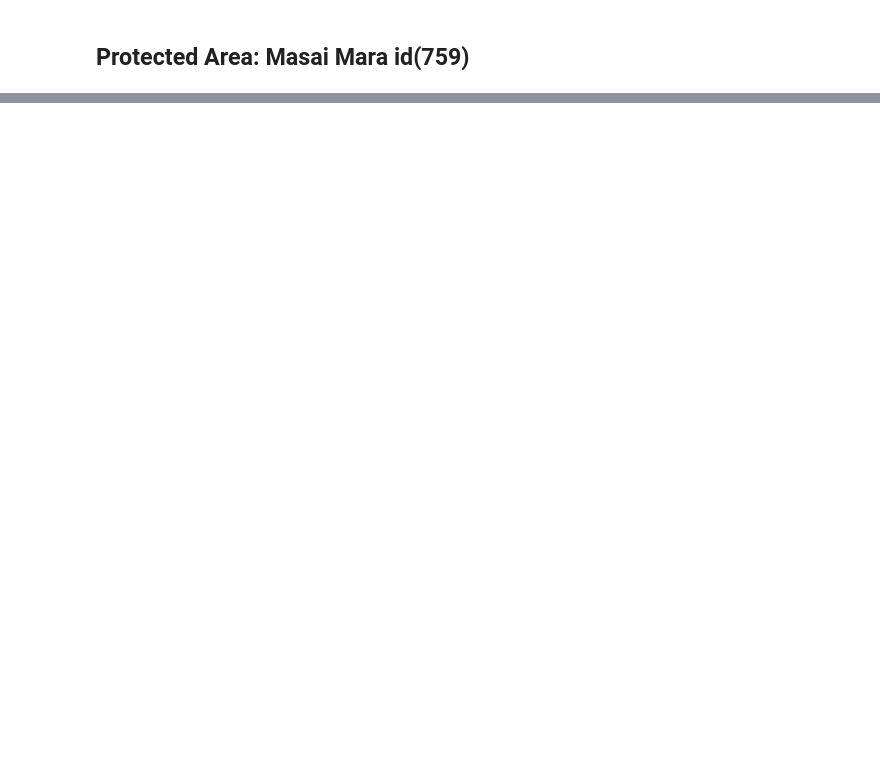
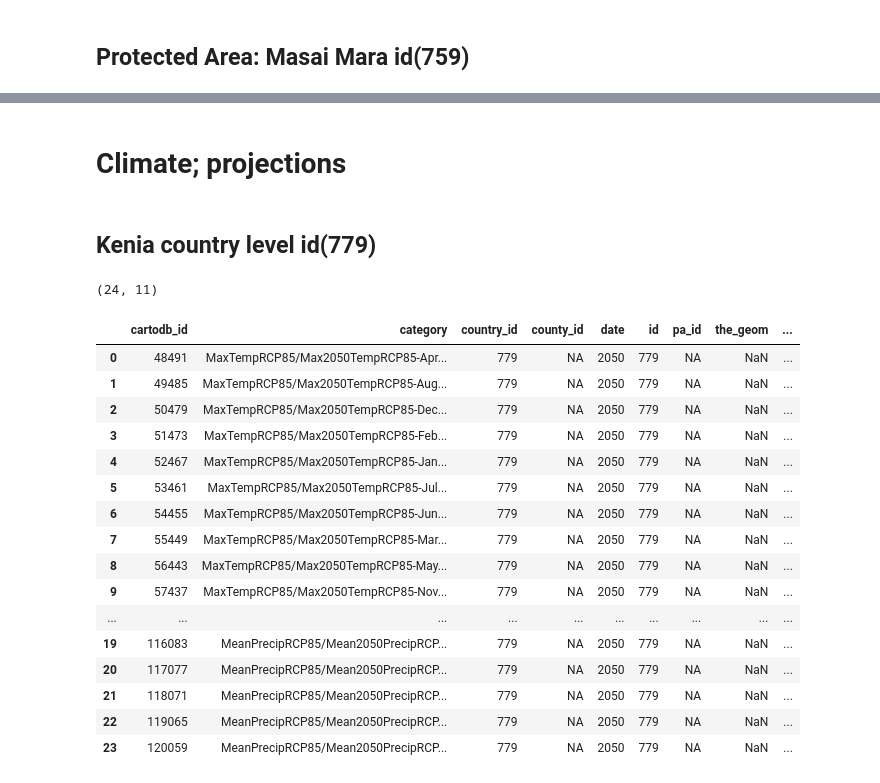
Before and after one commit to Vizzuality/notebooks, a Jupyter notebook: Kenia-dashboard/dashboard-exploration.ipynb, the cells around one changed output, grey strips where cells are left out. Cells and saved outputs as stored; diff of their text form; code cells hidden in the pictures; blank space fills up the shorter version.

```diff
--- a/Kenia-dashboard/dashboard-exploration.ipynb
+++ b/Kenia-dashboard/dashboard-exploration.ipynb
@@ -656,0 +714,29 @@ for t in types:
+# %% [markdown]
+# Climate;  projections
+# %% [markdown]
+## Kenia country level id(779)
+# %%
+d = {'Jan':1, 'Feb':2, 'Mar':3, 'Apr':4, 'May':5,'Jun':6, 'Jul':7,'Aug':8,'Sep':9,'Oct':10,'Nov':11,'Dec':12,'Annual':None}
+data = get_api_call("SELECT * FROM indicators_climate where id =779 and category like '%RCP85%'")
+print(data.shape)
+#data['month'] = data.date_l.map(d)
+display(data.head(24))
+# %% [output]
+(24, 11)
+|  | cartodb_id | category | country_id | county_id | date | id | pa_id | the_geom | ... |
+| 0 | 48491 | MaxTempRCP85/Max2050TempRCP85-Apr... | 779 | NA | 2050 | 779 | NA | NaN | ... |
+| 1 | 49485 | MaxTempRCP85/Max2050TempRCP85-Aug... | 779 | NA | 2050 | 779 | NA | NaN | ... |
+| 2 | 50479 | MaxTempRCP85/Max2050TempRCP85-Dec... | 779 | NA | 2050 | 779 | NA | NaN | ... |
+| 3 | 51473 | MaxTempRCP85/Max2050TempRCP85-Feb... | 779 | NA | 2050 | 779 | NA | NaN | ... |
+| 4 | 52467 | MaxTempRCP85/Max2050TempRCP85-Jan... | 779 | NA | 2050 | 779 | NA | NaN | ... |
+| 5 | 53461 | MaxTempRCP85/Max2050TempRCP85-Jul... | 779 | NA | 2050 | 779 | NA | NaN | ... |
+| 6 | 54455 | MaxTempRCP85/Max2050TempRCP85-Jun... | 779 | NA | 2050 | 779 | NA | NaN | ... |
+| 7 | 55449 | MaxTempRCP85/Max2050TempRCP85-Mar... | 779 | NA | 2050 | 779 | NA | NaN | ... |
+| 8 | 56443 | MaxTempRCP85/Max2050TempRCP85-May... | 779 | NA | 2050 | 779 | NA | NaN | ... |
+| 9 | 57437 | MaxTempRCP85/Max2050TempRCP85-Nov... | 779 | NA | 2050 | 779 | NA | NaN | ... |
+| ... | ... | ... | ... | ... | ... | ... | ... | ... | ... |
+| 19 | 116083 | MeanPrecipRCP85/Mean2050PrecipRCP... | 779 | NA | 2050 | 779 | NA | NaN | ... |
+| 20 | 117077 | MeanPrecipRCP85/Mean2050PrecipRCP... | 779 | NA | 2050 | 779 | NA | NaN | ... |
+| 21 | 118071 | MeanPrecipRCP85/Mean2050PrecipRCP... | 779 | NA | 2050 | 779 | NA | NaN | ... |
+| 22 | 119065 | MeanPrecipRCP85/Mean2050PrecipRCP... | 779 | NA | 2050 | 779 | NA | NaN | ... |
+| 23 | 120059 | MeanPrecipRCP85/Mean2050PrecipRCP... | 779 | NA | 2050 | 779 | NA | NaN | ... |
```
Also changed, not shown: parts of 11 cells of this notebook.
